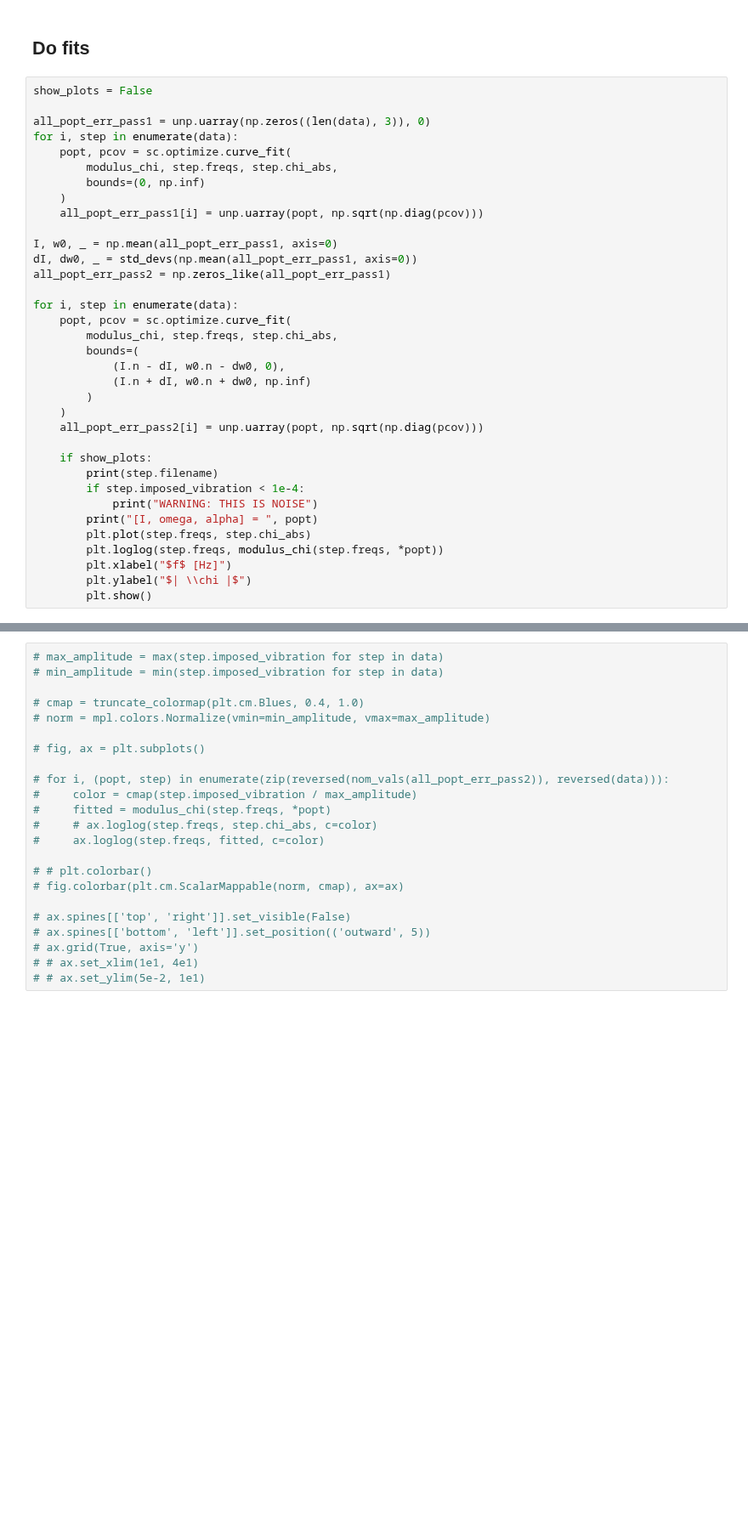
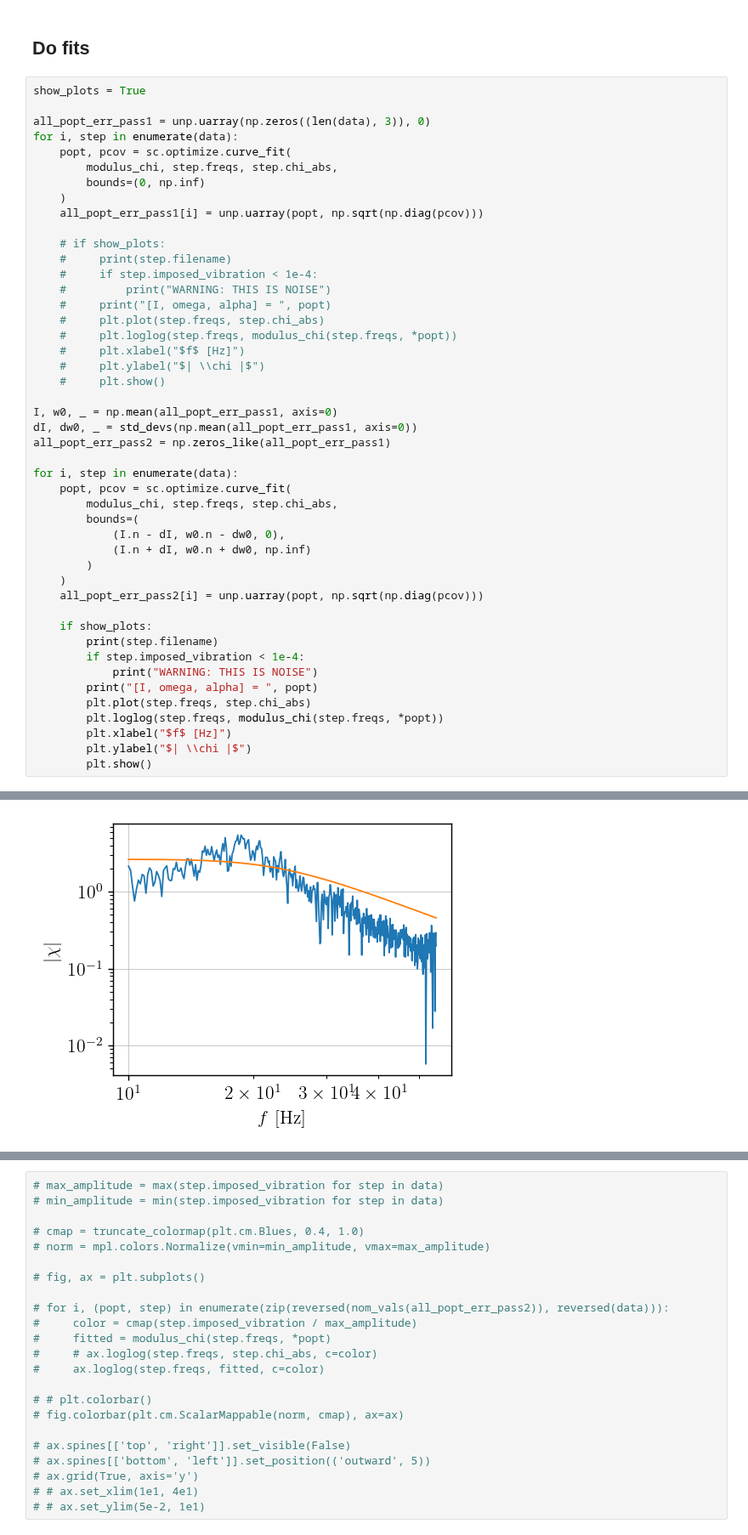
Before and after one commit to TomVdt/TPIII, a Jupyter notebook: 05-milieux-granulaires/analyse/exp1_friction.ipynb, the cells around one changed output, grey strips where cells are left out. Shown at 85% size. Drawn from its saved outputs; the diff is of its cells as text; blank space fills up the shorter version.

```diff
--- a/05-milieux-granulaires/analyse/exp1_friction.ipynb
+++ b/05-milieux-granulaires/analyse/exp1_friction.ipynb
@@ -42,7 +44,7 @@ denoise_dataset(data, data.pop(-1))
 # %% [markdown]
 ## Do fits
 # %%
-show_plots = False
+show_plots = True
 
 all_popt_err_pass1 = unp.uarray(np.zeros((len(data), 3)), 0)
 for i, step in enumerate(data):
@@ -51,6 +53,17 @@ for i, step in enumerate(data):
         bounds=(0, np.inf)
     )
     all_popt_err_pass1[i] = unp.uarray(popt, np.sqrt(np.diag(pcov)))
+
+    # if show_plots:
+    #     print(step.filename)
+    #     if step.imposed_vibration < 1e-4:
+    #         print("WARNING: THIS IS NOISE")
+    #     print("[I, omega, alpha] = ", popt)
+    #     plt.plot(step.freqs, step.chi_abs)
+    #     plt.loglog(step.freqs, modulus_chi(step.freqs, *popt))
+    #     plt.xlabel("$f$ [Hz]")
+    #     plt.ylabel("$| \\chi |$")
+    #     plt.show()
 
 I, w0, _ = np.mean(all_popt_err_pass1, axis=0)
 dI, dw0, _ = std_devs(np.mean(all_popt_err_pass1, axis=0))
@@ -76,3 +89,4 @@ for i, step in enumerate(data):
         plt.xlabel("$f$ [Hz]")
         plt.ylabel("$| \\chi |$")
         plt.show()
+# %% [output]
@@ -78,0 +95 @@ for i, step in enumerate(data):
+[figure, added]
```
Also changed, not shown: parts of 6 cells of this notebook, 15 other files.
